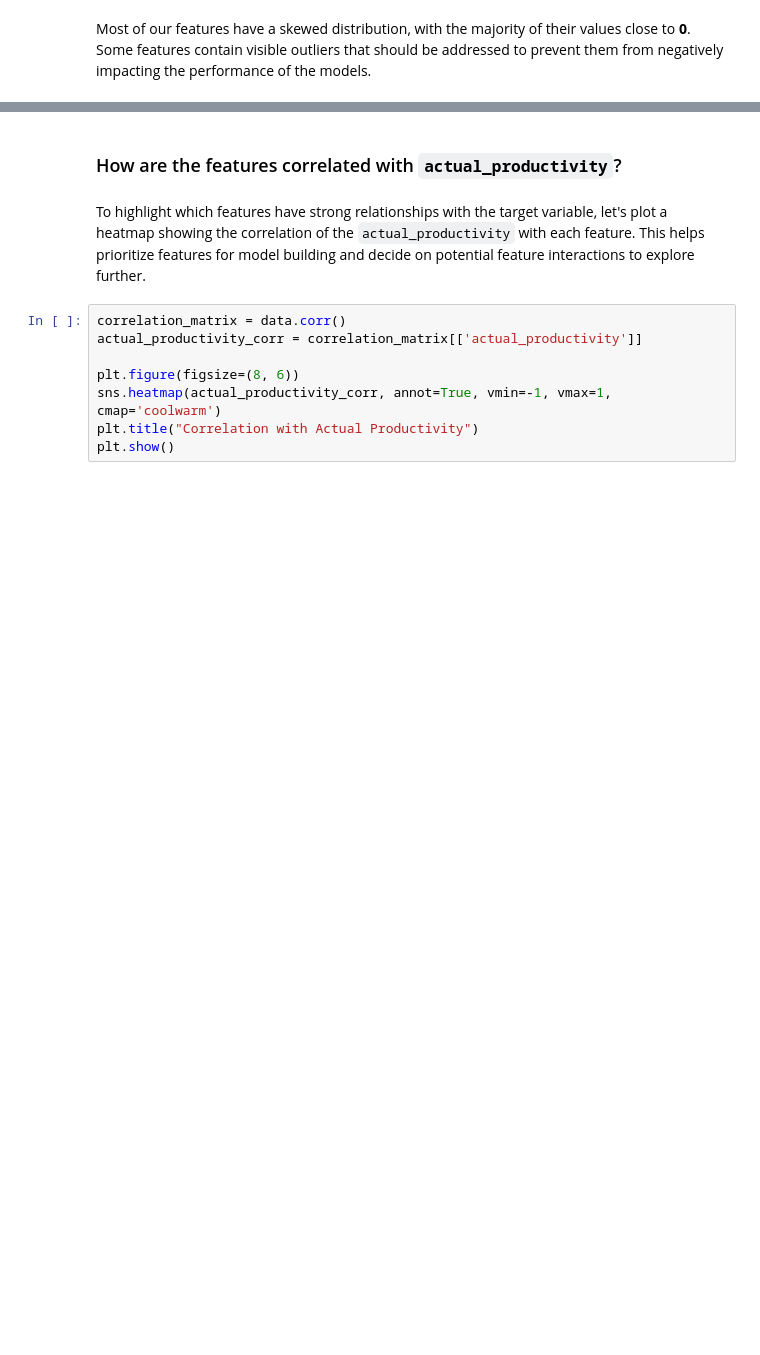
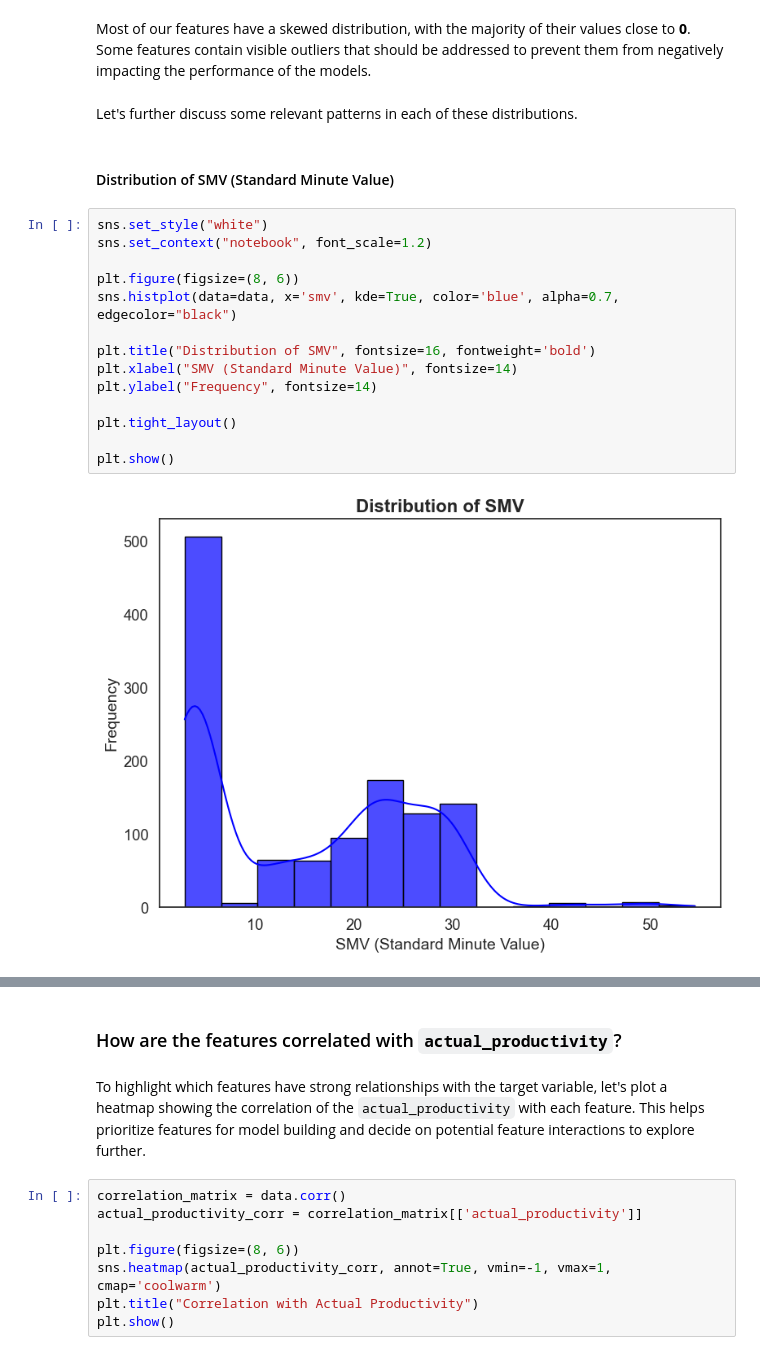
Before and after one commit to Samoyedeu/STINTSY-ML-Project, a Jupyter notebook: STINTSY_MLP.ipynb, the cells around one changed output, grey strips where cells are left out. Saved outputs shown, nothing was run; the diff lists cells and outputs as text; blank space fills up the shorter version.

Commit message:
Added extra details for distribution

```diff
--- a/STINTSY_MLP.ipynb
+++ b/STINTSY_MLP.ipynb
@@ -476,2 +476,22 @@ plt.show()
 # %% [markdown]
 Most of our features have a skewed distribution, with the majority of their values close to **0**. Some features contain visible outliers that should be addressed to prevent them from negatively impacting the performance of the models.
+# %% [markdown]
+Let's further discuss some relevant patterns in each of these distributions.
+# %% [markdown]
+#### Distribution of SMV (Standard Minute Value)
+# %%
+sns.set_style("white")
+sns.set_context("notebook", font_scale=1.2)
+
+plt.figure(figsize=(8, 6))
+sns.histplot(data=data, x='smv', kde=True, color='blue', alpha=0.7, edgecolor="black")
+
+plt.title("Distribution of SMV", fontsize=16, fontweight='bold')
+plt.xlabel("SMV (Standard Minute Value)", fontsize=14)
+plt.ylabel("Frequency", fontsize=14)
+
+plt.tight_layout()
+
+plt.show()
+# %% [output]
+[figure, added]
```
Also changed, not shown: parts of 15 cells of this notebook.
